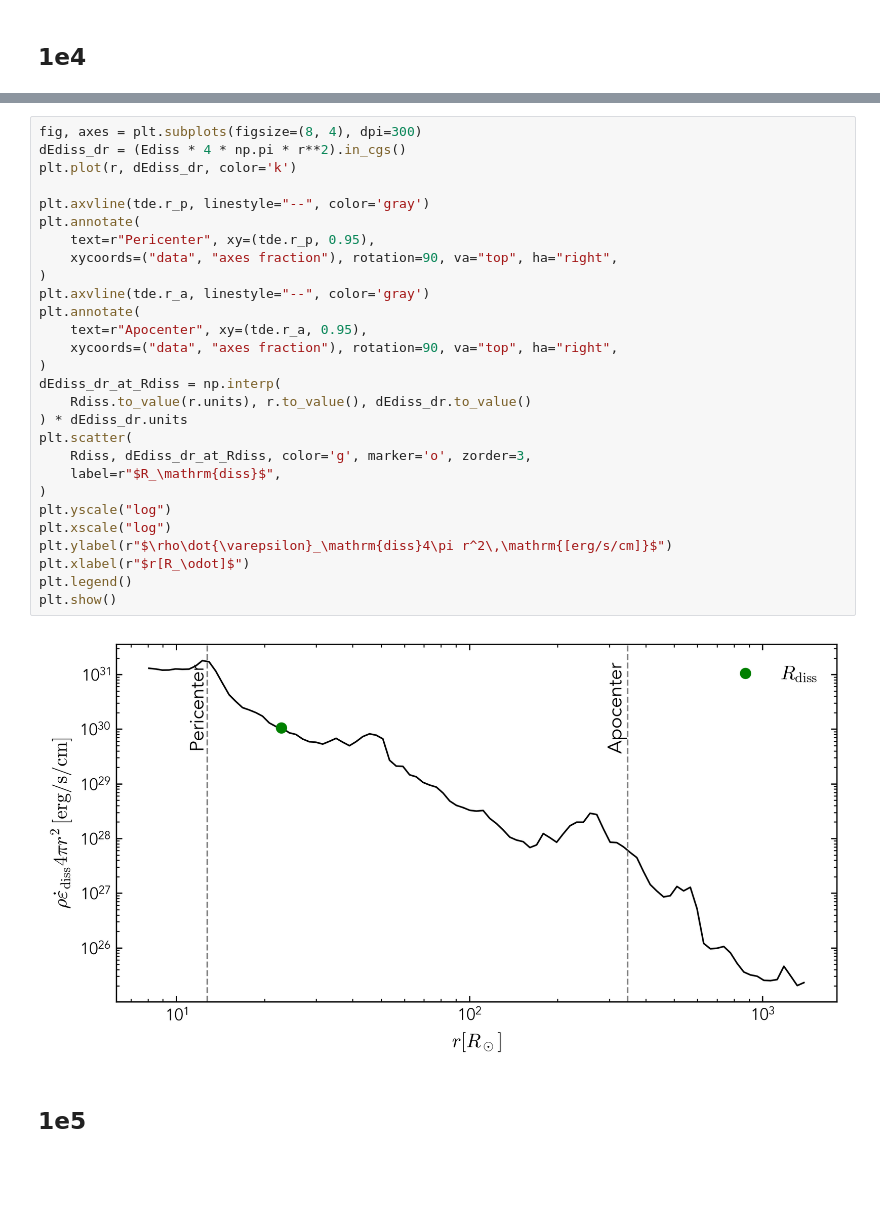
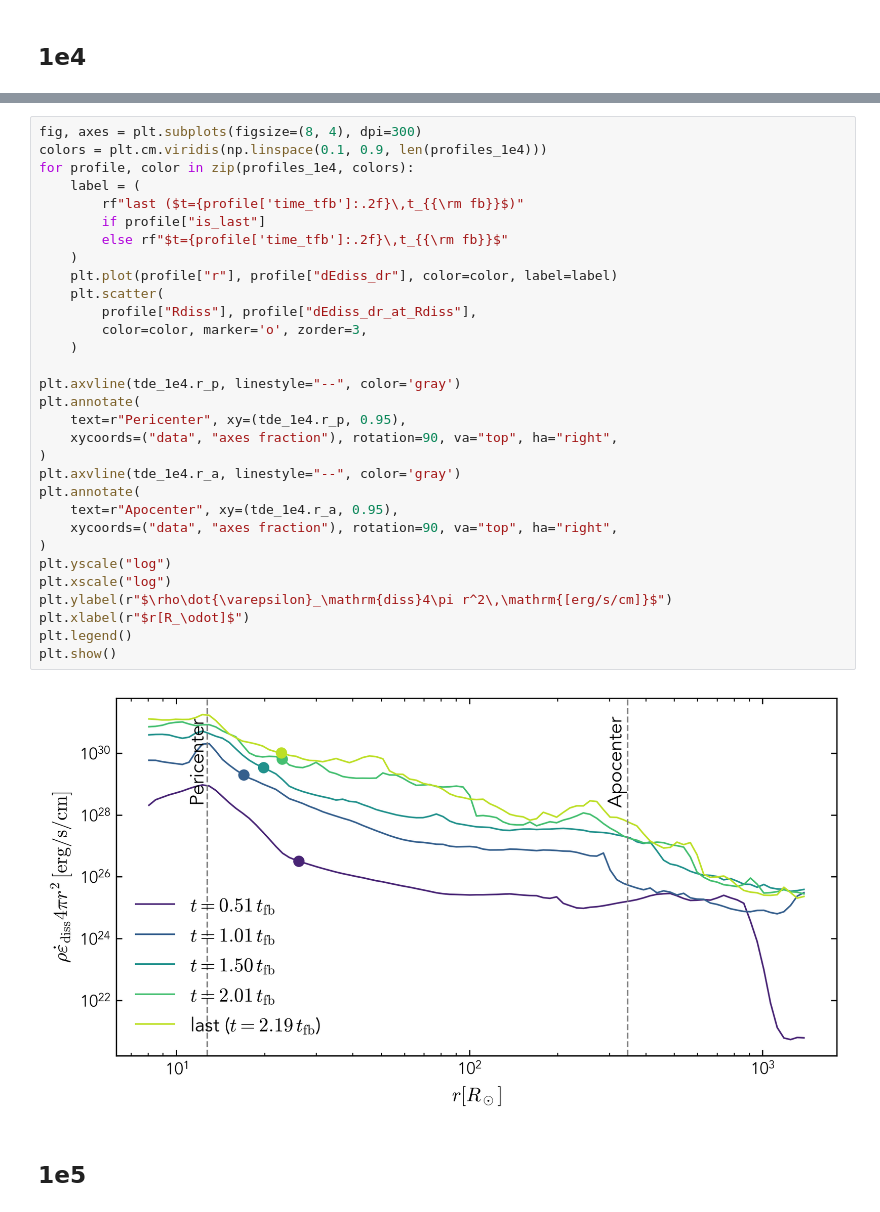
Before and after one commit to rich-tde/tde-shock-dissipation, a Jupyter notebook: works/shock-tde/0.1-plot-Ediss-distribution.ipynb, the cells around one changed output, grey strips where cells are left out. Cells and saved outputs as stored; diff of their text form; blank space fills up the shorter version.

```diff
--- a/works/shock-tde/0.1-plot-Ediss-distribution.ipynb
+++ b/works/shock-tde/0.1-plot-Ediss-distribution.ipynb
@@ -25,33 +39,36 @@ Rdiss = np.sum(snap.dissipation * snap.volume * R) / np.sum(snap.dissipation * s
 # %%
 fig, axes = plt.subplots(figsize=(8, 4), dpi=300)
-dEdiss_dr = (Ediss * 4 * np.pi * r**2).in_cgs()
-plt.plot(r, dEdiss_dr, color='k')
+colors = plt.cm.viridis(np.linspace(0.1, 0.9, len(profiles_1e4)))
+for profile, color in zip(profiles_1e4, colors):
+    label = (
+        rf"last ($t={profile['time_tfb']:.2f}\,t_{{\rm fb}}$)"
+        if profile["is_last"]
+        else rf"$t={profile['time_tfb']:.2f}\,t_{{\rm fb}}$"
+    )
+    plt.plot(profile["r"], profile["dEdiss_dr"], color=color, label=label)
+    plt.scatter(
+        profile["Rdiss"], profile["dEdiss_dr_at_Rdiss"],
+        color=color, marker='o', zorder=3,
+    )
 
-plt.axvline(tde.r_p, linestyle="--", color='gray')
+plt.axvline(tde_1e4.r_p, linestyle="--", color='gray')
 plt.annotate(
-    text=r"Pericenter", xy=(tde.r_p, 0.95),
+    text=r"Pericenter", xy=(tde_1e4.r_p, 0.95),
     xycoords=("data", "axes fraction"), rotation=90, va="top", ha="right",
 )
-plt.axvline(tde.r_a, linestyle="--", color='gray')
+plt.axvline(tde_1e4.r_a, linestyle="--", color='gray')
 plt.annotate(
-    text=r"Apocenter", xy=(tde.r_a, 0.95),
+    text=r"Apocenter", xy=(tde_1e4.r_a, 0.95),
     xycoords=("data", "axes fraction"), rotation=90, va="top", ha="right",
-)
-dEdiss_dr_at_Rdiss = np.interp(
-    Rdiss.to_value(r.units), r.to_value(), dEdiss_dr.to_value()
-) * dEdiss_dr.units
-plt.scatter(
-    Rdiss, dEdiss_dr_at_Rdiss, color='g', marker='o', zorder=3,
-    label=r"$R_\mathrm{diss}$",
 )
 plt.yscale("log")
 plt.xscale("log")
 plt.ylabel(r"$\rho\dot{\varepsilon}_\mathrm{diss}4\pi r^2\,\mathrm{[erg/s/cm]}$")
 plt.xlabel(r"$r[R_\odot]$")
 plt.legend()
 plt.show()
 # %% [output]
-[figure, old version]
+[figure, new version]
 # %% [markdown]
 ## 1e5
 # %%
```
Also changed, not shown: parts of 7 cells of this notebook.
